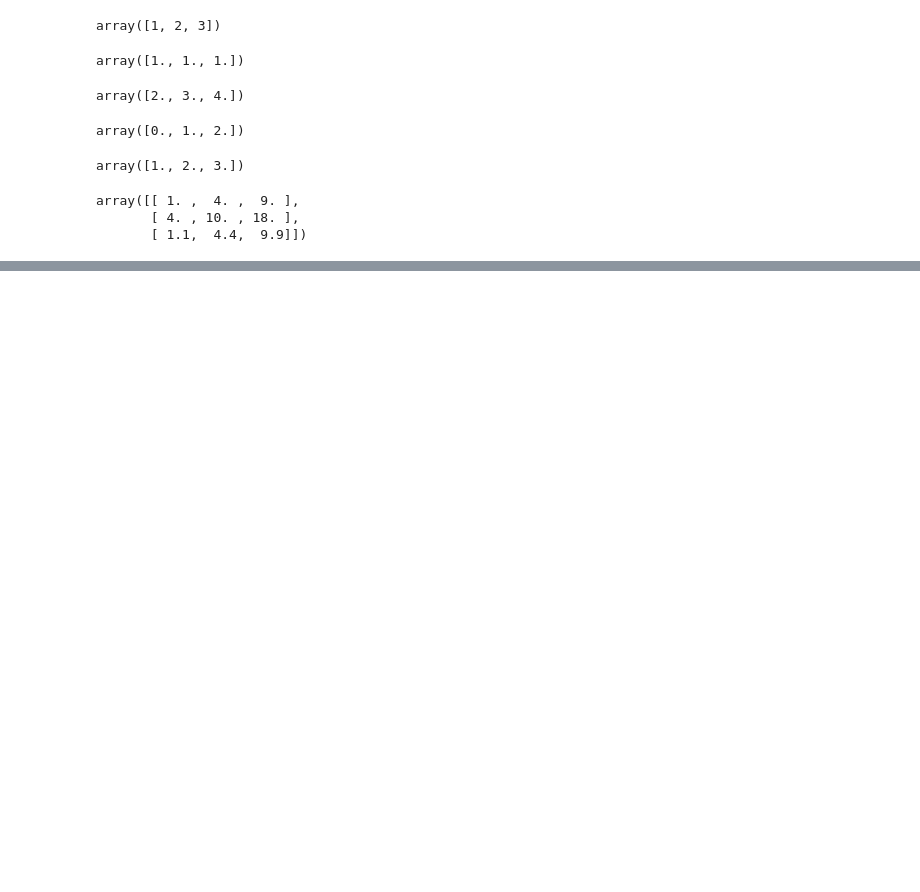
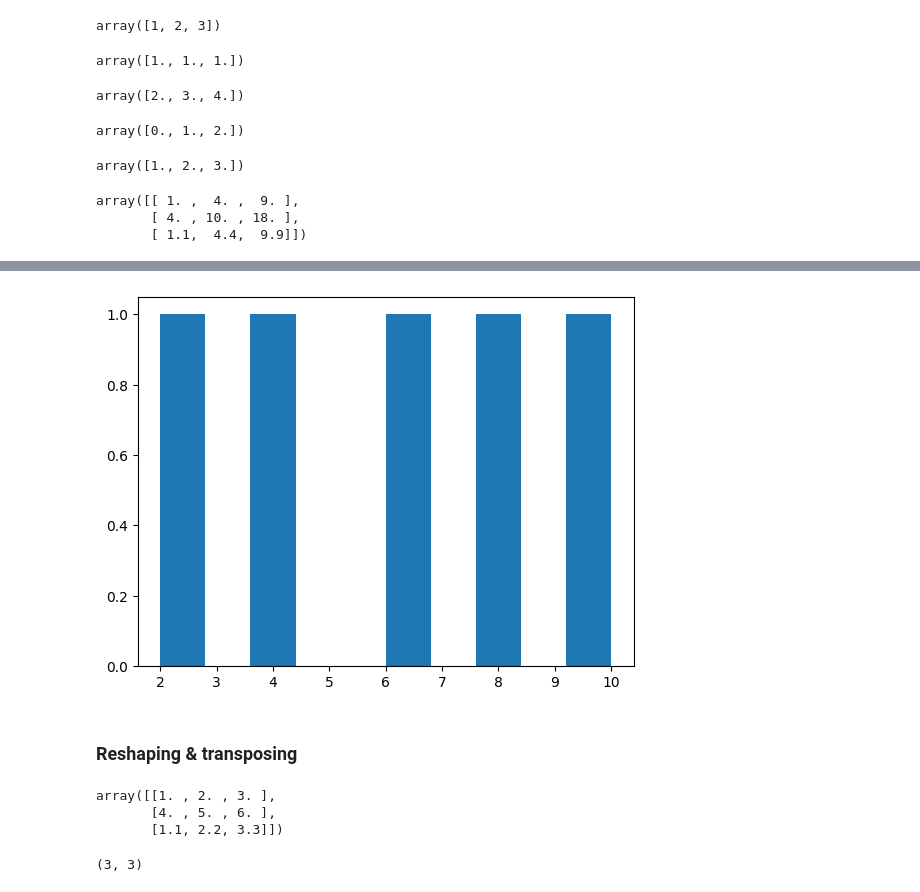
Before and after one commit to BenedictPinedaJr/data_science_machine_learning, a Jupyter notebook: numpy_training.ipynb, the cells around one changed output, grey strips where cells are left out. Drawn from its saved outputs; the diff is of its cells as text; code cells hidden in the pictures; blank space fills up the shorter version.

```diff
--- a/numpy_training.ipynb
+++ b/numpy_training.ipynb
@@ -319,0 +421,17 @@ array([[ 1. ,  4. ,  9. ],
+# %%
+plt.hist(low_var_array)
+plt.show()
+# %% [output]
+[figure, added]
+# %% [markdown]
+### Reshaping & transposing
+# %%
+array2
+# %% [output]
+array([[1. , 2. , 3. ],
+       [4. , 5. , 6. ],
+       [1.1, 2.2, 3.3]])
+# %%
+array2.shape
+# %% [output]
+(3, 3)
```
Also changed, not shown: parts of 31 cells of this notebook, 1 other file.
